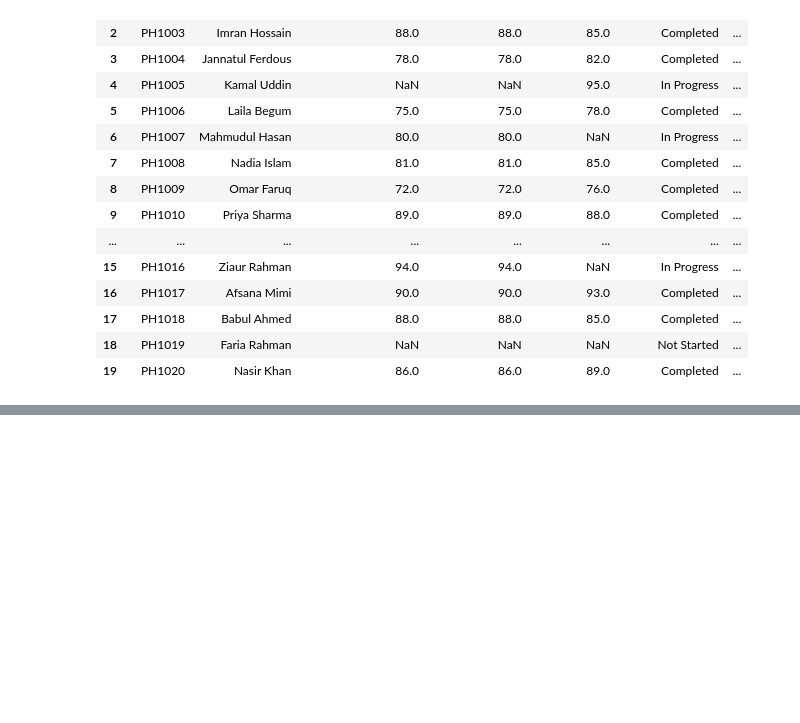
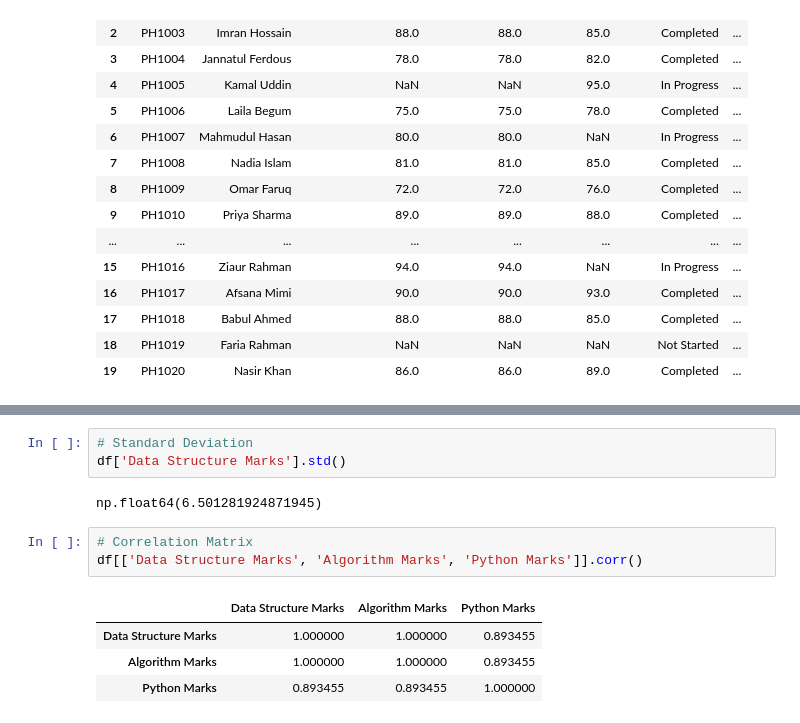
Before and after one commit to Rakibulhasan88/Phitron-week-3, a Jupyter notebook: Module-14.ipynb, the cells around one changed output, grey strips where cells are left out. Cells and saved outputs as stored; diff of their text form; blank space fills up the shorter version.

Commit message:
Statistial function in python

```diff
--- a/Module-14.ipynb
+++ b/Module-14.ipynb
@@ -531,0 +586,13 @@ df
+# %%
+# Standard Deviation
+df['Data Structure Marks'].std()
+# %% [output]
+np.float64(6.501281924871945)
+# %%
+# Correlation Matrix
+df[['Data Structure Marks', 'Algorithm Marks', 'Python Marks']].corr()
+# %% [output]
+|  | Data Structure Marks | Algorithm Marks | Python Marks |
+| Data Structure Marks | 1.000000 | 1.000000 | 0.893455 |
+| Algorithm Marks | 1.000000 | 1.000000 | 0.893455 |
+| Python Marks | 0.893455 | 0.893455 | 1.000000 |
```
Also changed, not shown: parts of 12 cells of this notebook.
